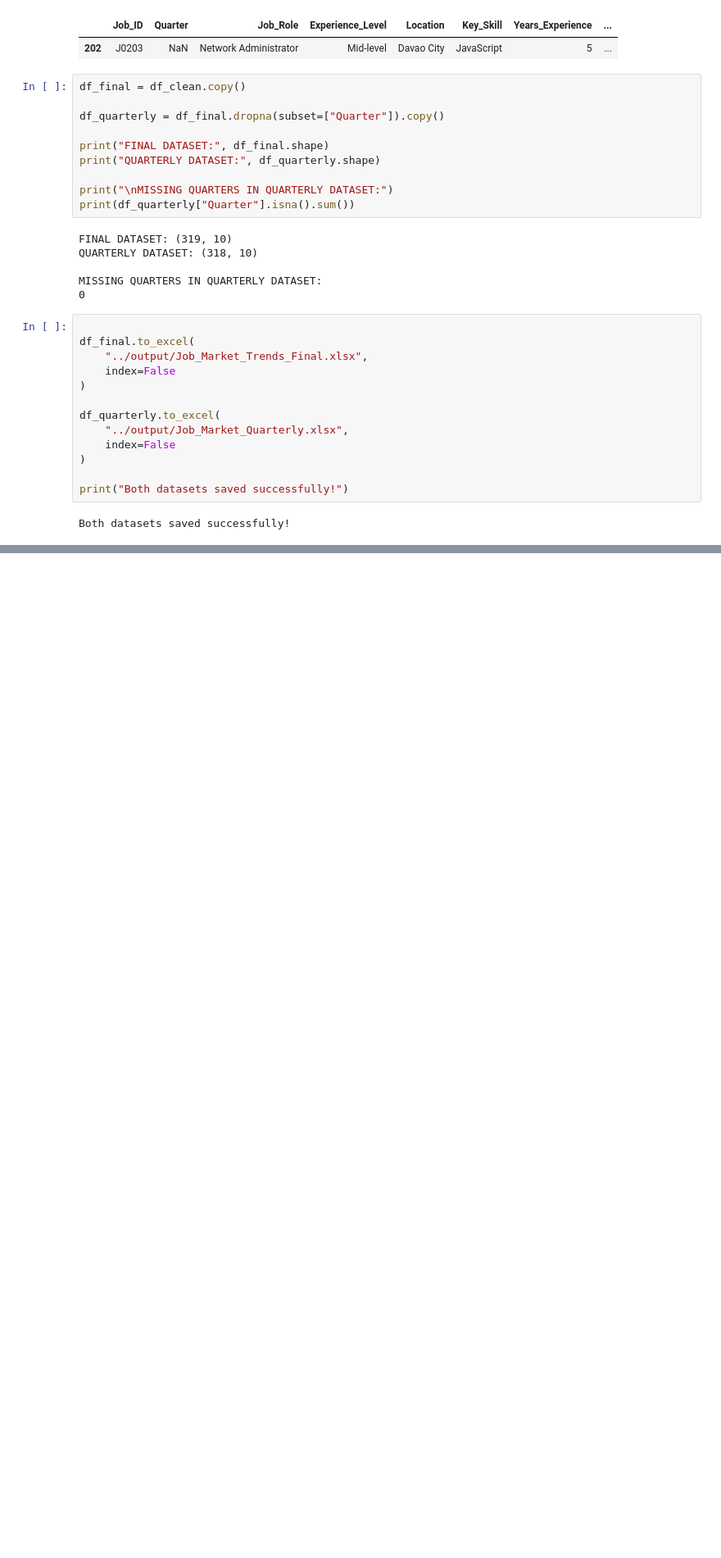
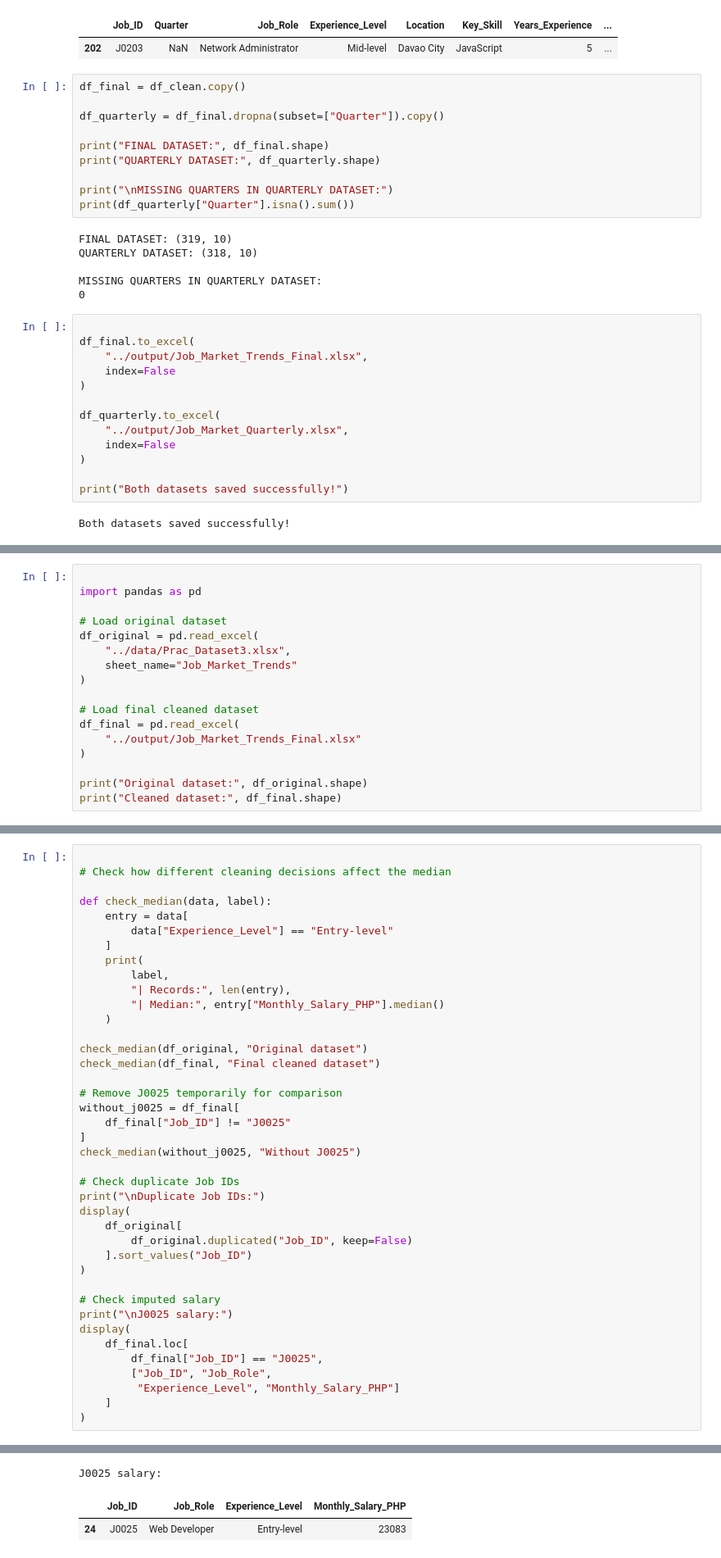
Before and after one commit to shaleyclarisse-ash/Datamining, a Jupyter notebook: Dataming/notebooks/job_market_trends.ipynb, the cells around one changed output, grey strips where cells are left out. Shown at 82% size. Saved outputs shown, nothing was run; the diff lists cells and outputs as text; blank space fills up the shorter version.

```diff
--- a/Dataming/notebooks/job_market_trends.ipynb
+++ b/Dataming/notebooks/job_market_trends.ipynb
@@ -1152,0 +1295,17 @@ Both datasets saved successfully!
+# %%
+
+import pandas as pd
+
+# Load original dataset
+df_original = pd.read_excel(
+    "../data/Prac_Dataset3.xlsx",
+    sheet_name="Job_Market_Trends"
+)
+
+# Load final cleaned dataset
+df_final = pd.read_excel(
+    "../output/Job_Market_Trends_Final.xlsx"
+)
+
+print("Original dataset:", df_original.shape)
+print("Cleaned dataset:", df_final.shape)
@@ -1152,0 +1315,41 @@ Both datasets saved successfully!
+# %%
+
+# Check how different cleaning decisions affect the median
+
+def check_median(data, label):
+    entry = data[
+        data["Experience_Level"] == "Entry-level"
+    ]
+    print(
+        label,
+        "| Records:", len(entry),
+        "| Median:", entry["Monthly_Salary_PHP"].median()
+    )
+
+check_median(df_original, "Original dataset")
+check_median(df_final, "Final cleaned dataset")
+
+# Remove J0025 temporarily for comparison
+without_j0025 = df_final[
+    df_final["Job_ID"] != "J0025"
+]
+check_median(without_j0025, "Without J0025")
+
+# Check duplicate Job IDs
+print("\nDuplicate Job IDs:")
+display(
+    df_original[
+        df_original.duplicated("Job_ID", keep=False)
+    ].sort_values("Job_ID")
+)
+
+# Check imputed salary
+print("\nJ0025 salary:")
+display(
+    df_final.loc[
+        df_final["Job_ID"] == "J0025",
+        ["Job_ID", "Job_Role",
+         "Experience_Level", "Monthly_Salary_PHP"]
+    ]
+)
+# %% [output]
@@ -1152,0 +1364,3 @@ Both datasets saved successfully!
+J0025 salary:
+|  | Job_ID | Job_Role | Experience_Level | Monthly_Salary_PHP |
+| 24 | J0025 | Web Developer | Entry-level | 23083 |
```
Also changed, not shown: parts of 8 cells of this notebook, 35 other files.
